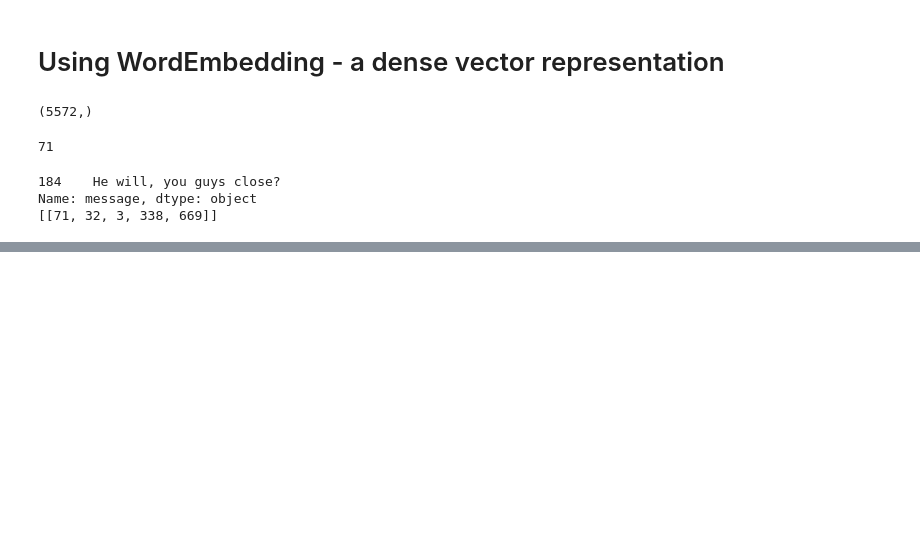
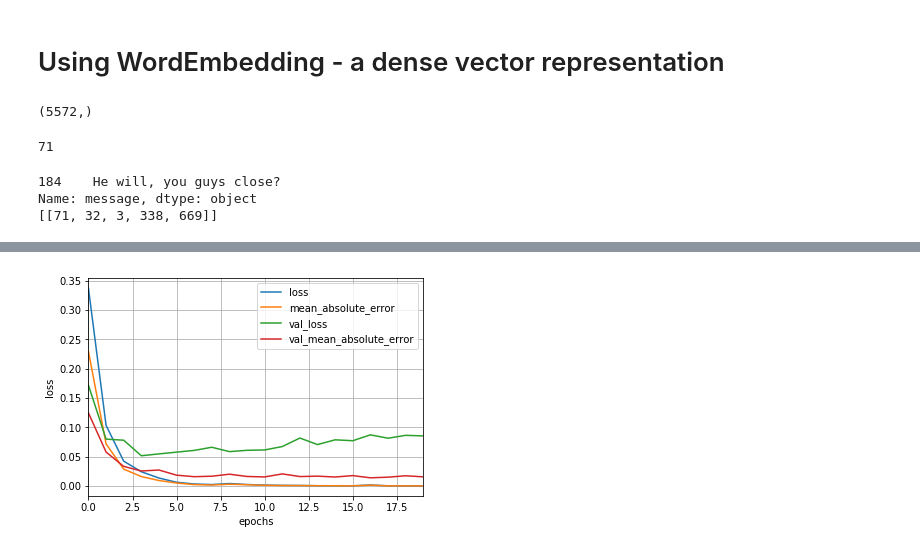
Before and after one commit to Arjun-Arvindakshan/Natural-Language-Processing, a Jupyter notebook: Keras_tokenizer_sms_data.ipynb, the cells around one changed output, grey strips where cells are left out. Drawn from its saved outputs; the diff is of its cells as text; code cells hidden in the pictures; blank space fills up the shorter version.

```diff
--- a/Keras_tokenizer_sms_data.ipynb
+++ b/Keras_tokenizer_sms_data.ipynb
@@ -182,0 +273,6 @@ array([[[ 0.  ,  0.03, -0.02, ...,  0.04, -0.04,  0.04],
+# %%
+model_RNN = keras.models.Sequential()
+model_RNN.add(keras.layers.Embedding(input_dim=9009, output_dim=10,input_length = 50))
+model_RNN.add(keras.layers.LSTM(32))
+model_RNN.add(keras.layers.Dense(1, activation="sigmoid"))
+model_RNN.summary()
@@ -182,0 +294,2 @@ array([[[ 0.  ,  0.03, -0.02, ...,  0.04, -0.04,  0.04],
+# %%
+model_RNN.compile(loss="binary_crossentropy", optimizer="adam", metrics=["mae"])
@@ -182,0 +300,2 @@ array([[[ 0.  ,  0.03, -0.02, ...,  0.04, -0.04,  0.04],
+# %%
+history_RNN = model_RNN.fit(X_train_pad,y_train,epochs=20,validation_split =0.2)
@@ -182,0 +320,9 @@ array([[[ 0.  ,  0.03, -0.02, ...,  0.04, -0.04,  0.04],
+# %%
+pd.DataFrame(history_RNN.history).plot()
+plt.xlabel("epochs")
+plt.ylabel("loss")
+plt.grid(True)
+plt.savefig("f5.png", format='png', dpi=300)
+plt.show()
+# %% [output]
+[figure, added]
```
Also changed, not shown: parts of 43 cells of this notebook.
